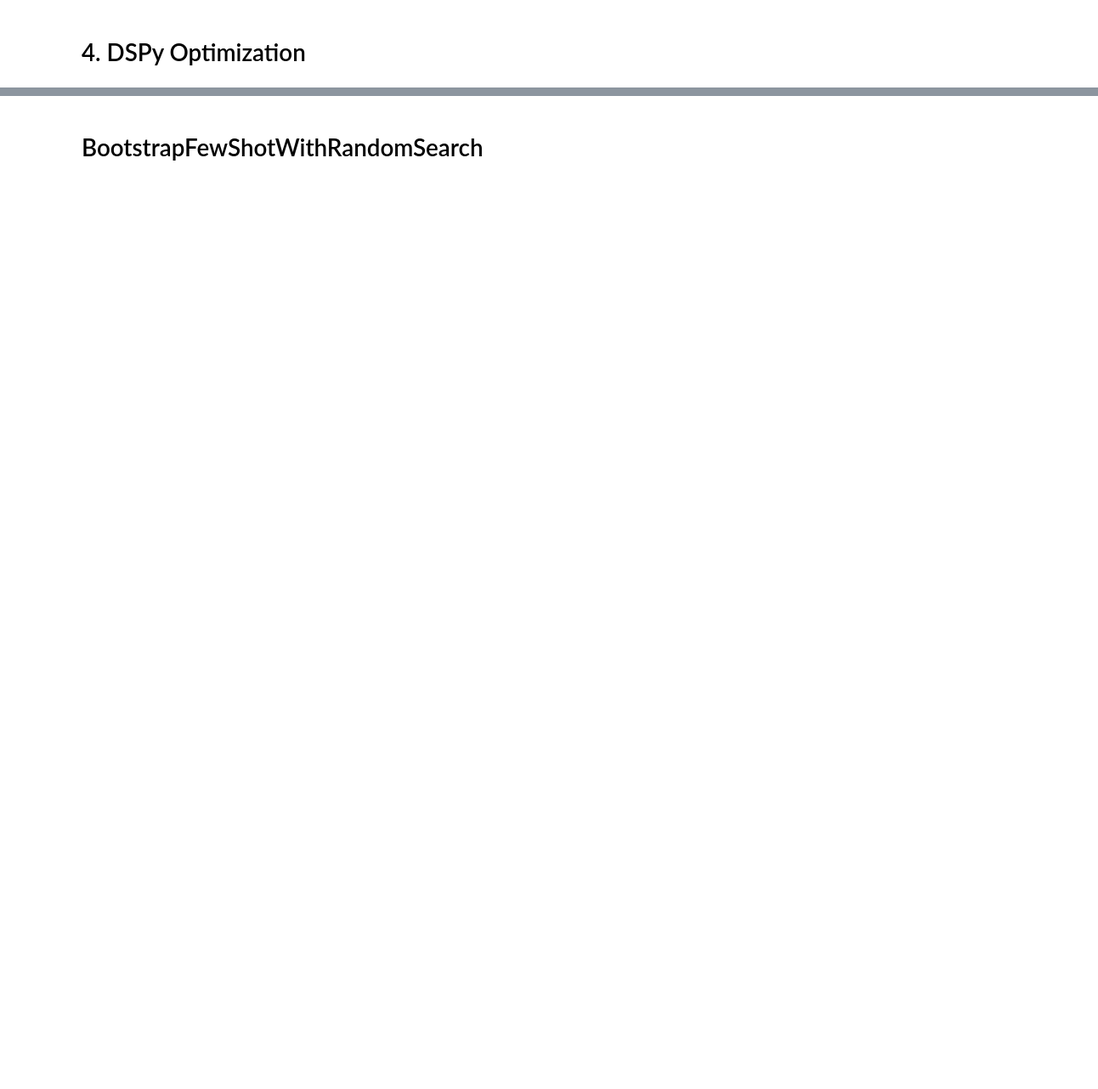
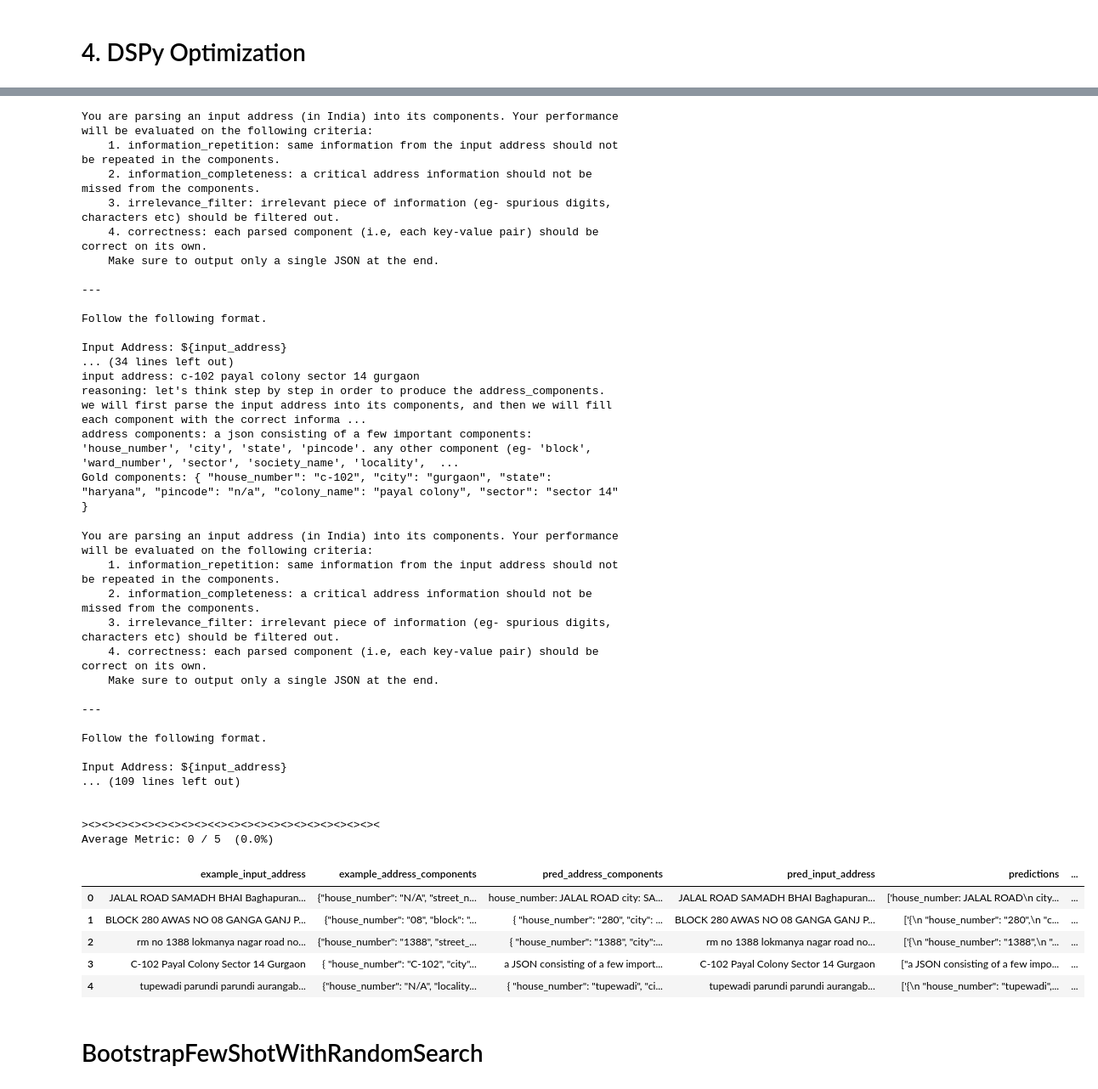
Before and after one commit to tanmay17061/dspy, a Jupyter notebook: notebooks/try_dspy.ipynb, the cells around one changed output, grey strips where cells are left out. Shown at 85% size. Drawn from its saved outputs; the diff is of its cells as text; code cells hidden in the pictures; blank space fills up the shorter version.

```diff
--- a/notebooks/try_dspy.ipynb
+++ b/notebooks/try_dspy.ipynb
@@ -435,0 +592,7 @@ evaluate = Evaluate(devset=devset, num_threads=1, display_progress=True, display
+# %%
+from dspy.evaluate.evaluate import Evaluate
+
+# evaluate = Evaluate(devset=devset[:5], num_threads=1, display_progress=True, display_table=5)
+with dspy.context(llm=ollama_llama2_tuned):
+    evaluate(uncompiled_bot, metric=metric1)
+# %% [output]
@@ -436,3 +650,43 @@ evaluate = Evaluate(devset=devset, num_threads=1, display_progress=True, display
+You are parsing an input address (in India) into its components. Your performance will be evaluated on the following criteria:
+    1. information_repetition: same information from the input address should not be repeated in the components.
+    2. information_completeness: a critical address information should not be missed from the components.
+    3. irrelevance_filter: irrelevant piece of information (eg- spurious digits, characters etc) should be filtered out.
+    4. correctness: each parsed component (i.e, each key-value pair) should be correct on its own.
+    Make sure to output only a single JSON at the end.
+
+---
+
+Follow the following format.
+
+Input Address: ${input_address}
+... (34 lines left out)
+input address: c-102 payal colony sector 14 gurgaon
+reasoning: let's think step by step in order to produce the address_components. we will first parse the input address into its components, and then we will fill each component with the correct informa ...
+address components: a json consisting of a few important components: 'house_number', 'city', 'state', 'pincode'. any other component (eg- 'block', 'ward_number', 'sector', 'society_name', 'locality',  ...
+Gold components: { "house_number": "c-102", "city": "gurgaon", "state": "haryana", "pincode": "n/a", "colony_name": "payal colony", "sector": "sector 14" }
+You are parsing an input address (in India) into its components. Your performance will be evaluated on the following criteria:
+    1. information_repetition: same information from the input address should not be repeated in the components.
+    2. information_completeness: a critical address information should not be missed from the components.
+    3. irrelevance_filter: irrelevant piece of information (eg- spurious digits, characters etc) should be filtered out.
+    4. correctness: each parsed component (i.e, each key-value pair) should be correct on its own.
+    Make sure to output only a single JSON at the end.
+
+---
+
+Follow the following format.
+
+Input Address: ${input_address}
+... (109 lines left out)
+
+
+><><><><><><><><><><<><><><><><><><><><><><><
+Average Metric: 0 / 5  (0.0%)
+|  | example_input_address | example_address_components | pred_address_components | pred_input_address | predictions | ... |
+| 0 | JALAL ROAD SAMADH BHAI Baghapuran... | {"house_number": "N/A", "street_n... | house_number: JALAL ROAD city: SA... | JALAL ROAD SAMADH BHAI Baghapuran... | ['house_number: JALAL ROAD\n city... | ... |
+| 1 | BLOCK 280 AWAS NO 08 GANGA GANJ P... | {"house_number": "08", "block": "... | { "house_number": "280", "city": ... | BLOCK 280 AWAS NO 08 GANGA GANJ P... | ['{\n "house_number": "280",\n "c... | ... |
+| 2 | rm no 1388 lokmanya nagar road no... | {"house_number": "1388", "street_... | { "house_number": "1388", "city":... | rm no 1388 lokmanya nagar road no... | ['{\n "house_number": "1388",\n "... | ... |
+| 3 | C-102 Payal Colony Sector 14 Gurgaon | { "house_number": "C-102", "city"... | a JSON consisting of a few import... | C-102 Payal Colony Sector 14 Gurgaon | ["a JSON consisting of a few impo... | ... |
+| 4 | tupewadi parundi parundi aurangab... | {"house_number": "N/A", "locality... | { "house_number": "tupewadi", "ci... | tupewadi parundi parundi aurangab... | ['{\n "house_number": "tupewadi",... | ... |
 # %% [markdown]
 # BootstrapFewShotWithRandomSearch
 # %%
```
Also changed, not shown: parts of 20 cells of this notebook, 13 other files.
